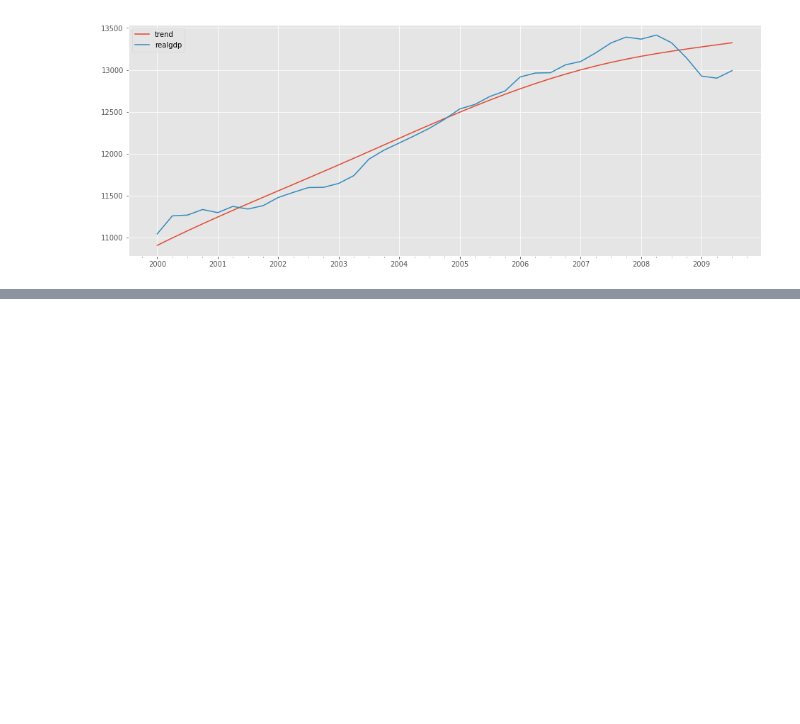
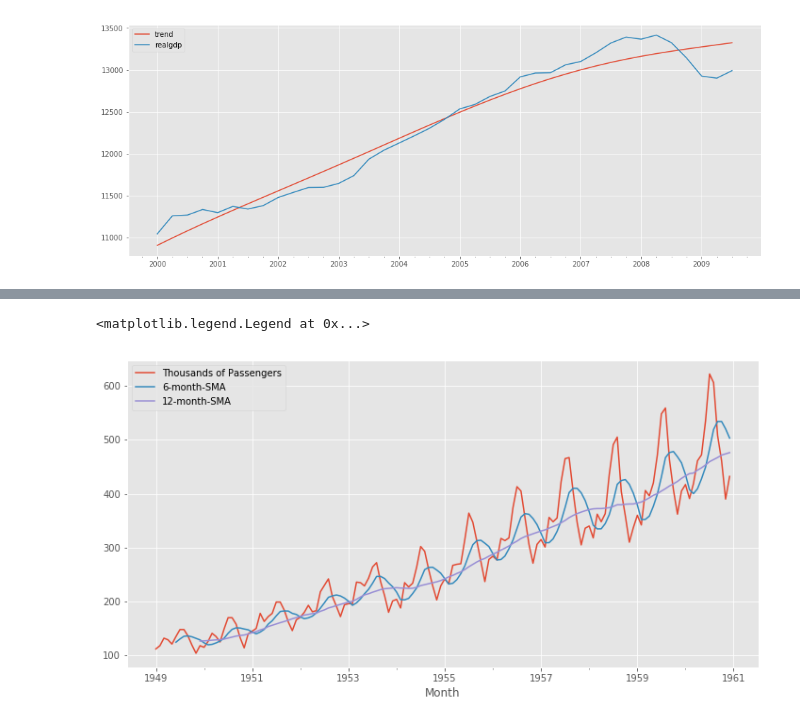
Before and after one commit to HeadHunTeR779/Hodrick-Prescott-Filter-Implementation-in-Statsmodels, a Jupyter notebook: statsmodels_Fun.ipynb, the cells around one changed output, grey strips where cells are left out. Cells and saved outputs as stored; diff of their text form; code cells hidden in the pictures; blank space fills up the shorter version.

```diff
--- a/statsmodels_Fun.ipynb
+++ b/statsmodels_Fun.ipynb
@@ -155,0 +177,4 @@ df[['trend','realgdp']]["2000":].plot(figsize=(16,6)) #cycle needs scaling
+# %%
+airline.dropna(inplace=True)
+# %%
+airline.index = pd.to_datetime(airline['Month'])
@@ -155,0 +191,2 @@ df[['trend','realgdp']]["2000":].plot(figsize=(16,6)) #cycle needs scaling
+# %%
+airline.drop(axis=1,columns="Month",inplace=True)
@@ -155,0 +203,9 @@ df[['trend','realgdp']]["2000":].plot(figsize=(16,6)) #cycle needs scaling
+# %%
+airline['6-month-SMA'] = airline['Thousands of Passengers'].rolling(6).mean()
+airline['12-month-SMA'] = airline['Thousands of Passengers'].rolling(12).mean()
+# %%
+airline.plot(figsize=(12,6))
+plt.legend()
+# %% [output]
+<matplotlib.legend.Legend at 0x...>
+[figure, added]
```
Also changed, not shown: parts of 25 cells of this notebook, 2 other files.
